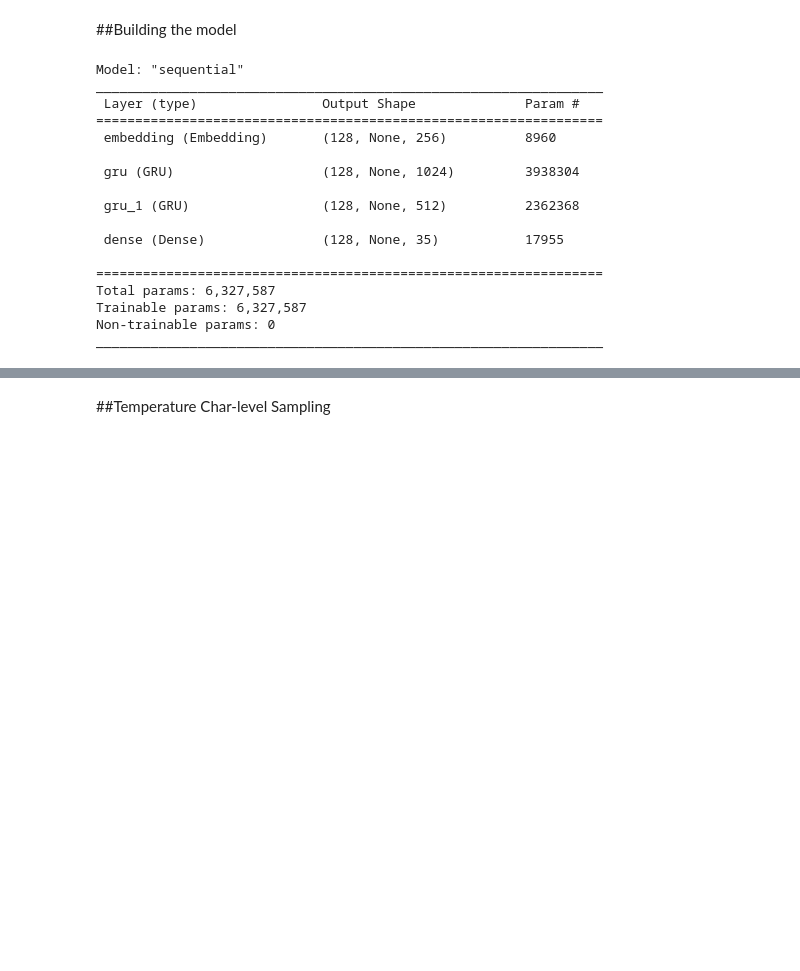
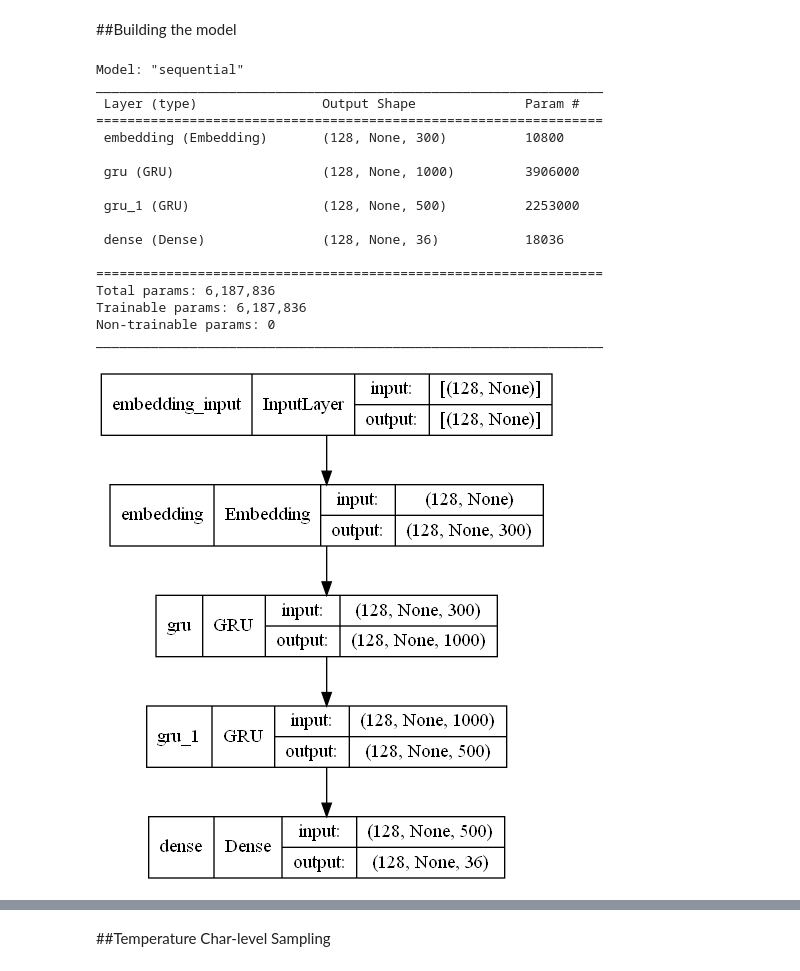
Before and after one commit to FrancescoFarinola/divine-comedy-text-generation, a Jupyter notebook: Dante's_text_generation.ipynb, the cells around one changed output, grey strips where cells are left out. Saved outputs shown, nothing was run; the diff lists cells and outputs as text; code cells hidden in the pictures; blank space fills up the shorter version.

```diff
--- a/Dante's_text_generation.ipynb
+++ b/Dante's_text_generation.ipynb
@@ -300,8 +288,8 @@ Output data:  'ta \n ahi quanto a dir qual era è cosa dura \n esta selva selvag
 ##Building the model
 # %%
 VOCAB_SIZE = len(char_listing)# The embedding dimension
-EMBEDDING_DIM = 256
-UNITS = 512
+EMBEDDING_DIM = 300
+UNITS = 500
 
 def build_model(vocab_size, embedding_dim, units, batch_size):
     model = tf.keras.Sequential([
@@ -323,19 +311,24 @@ Model: "sequential"
 _________________________________________________________________
  Layer (type)                Output Shape              Param #
 =================================================================
- embedding (Embedding)       (128, None, 256)          8960
+ embedding (Embedding)       (128, None, 300)          10800
 
- gru (GRU)                   (128, None, 1024)         3938304
+ gru (GRU)                   (128, None, 1000)         3906000
 
- gru_1 (GRU)                 (128, None, 512)          2362368
+ gru_1 (GRU)                 (128, None, 500)          2253000
 
- dense (Dense)               (128, None, 35)           17955
+ dense (Dense)               (128, None, 36)           18036
 
 =================================================================
-Total params: 6,327,587
-Trainable params: 6,327,587
+Total params: 6,187,836
+Trainable params: 6,187,836
 Non-trainable params: 0
 _________________________________________________________________
+# %%
+from keras.utils.vis_utils import plot_model
+plot_model(model, show_shapes=True, show_layer_names=True)
+# %% [output]
+[figure, added]
 # %%
 def loss(labels, logits):
     return tf.keras.losses.sparse_categorical_crossentropy(labels, logits, from_logits=True)
```
Also changed, not shown: parts of 22 cells of this notebook, 1 other file.
